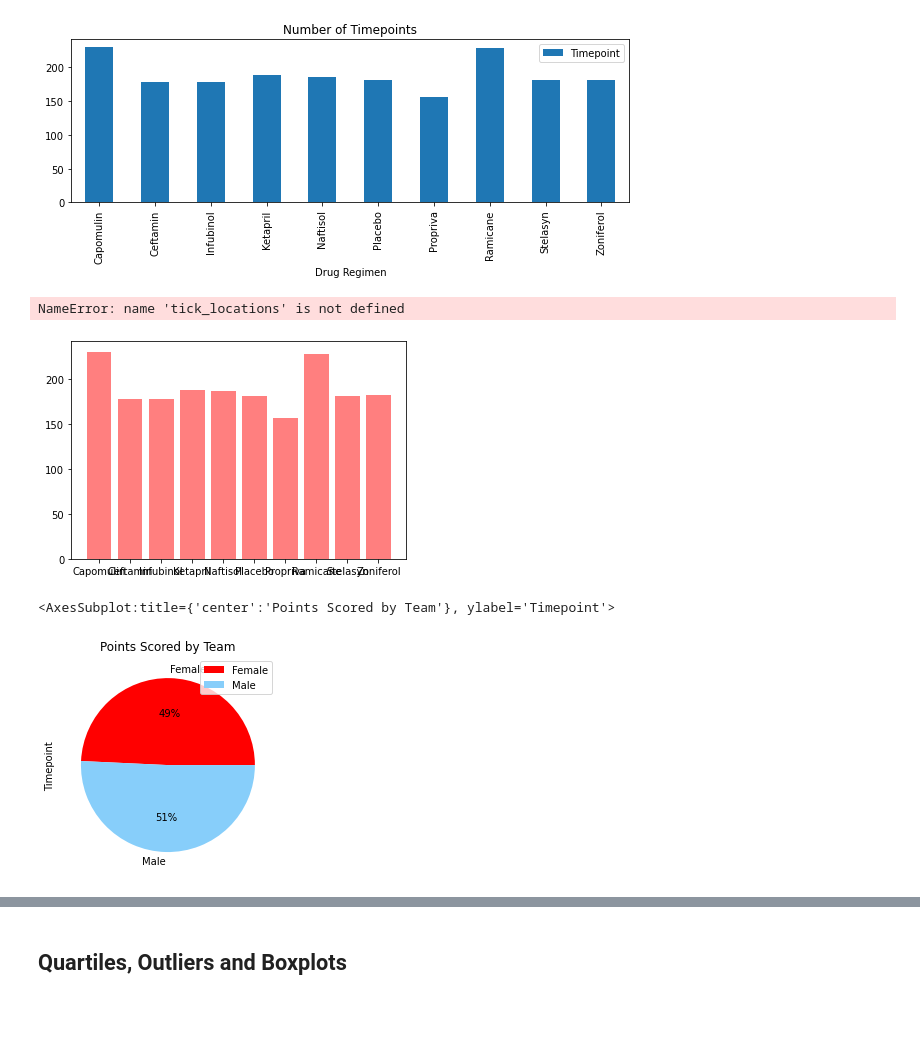
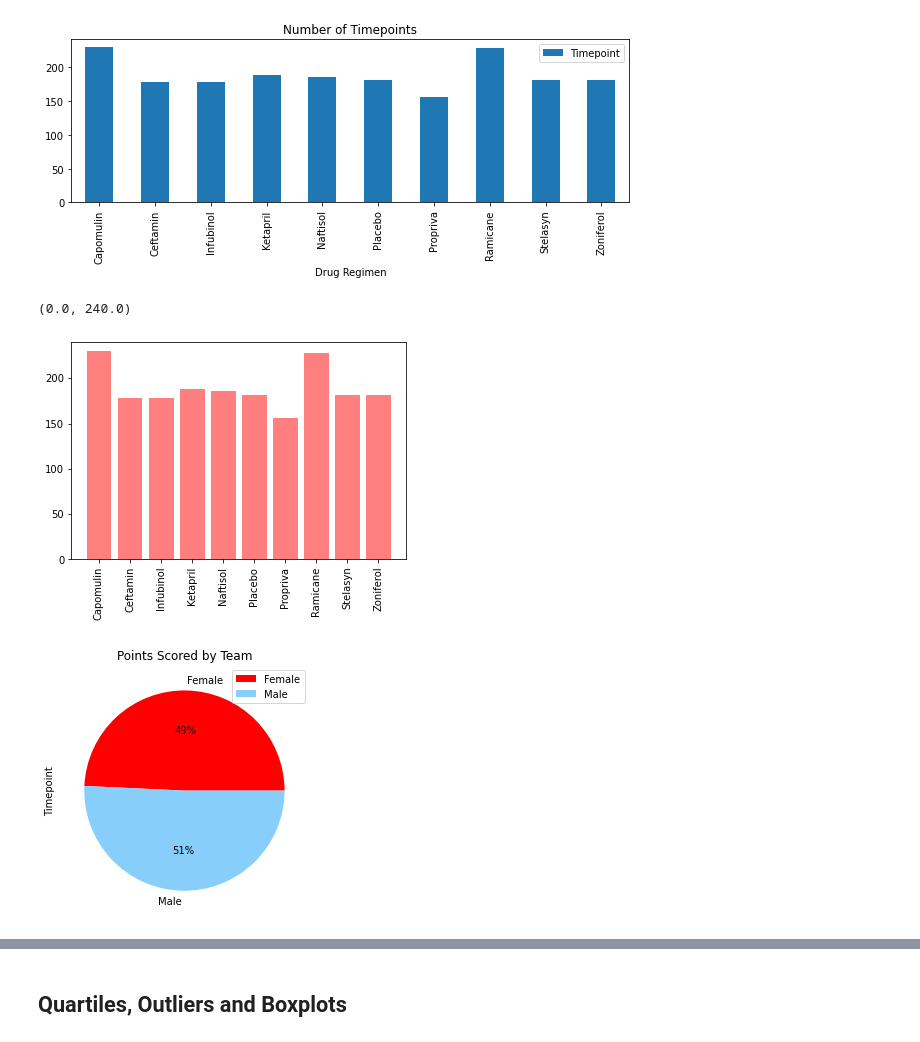
Before and after one commit to Madhavigudimella/Matplotlib-challenge, a Jupyter notebook: Pymaceuticals/pymaceuticals_starter.ipynb, the cells around one changed output, grey strips where cells are left out. Drawn from its saved outputs; the diff is of its cells as text; code cells hidden in the pictures; blank space fills up the shorter version.

```diff
--- a/Pymaceuticals/pymaceuticals_starter.ipynb
+++ b/Pymaceuticals/pymaceuticals_starter.ipynb
@@ -147,12 +168,12 @@ Text(0.5, 1.0, 'Number of Timepoints')
 # %%
 # Generate a bar plot showing the total number of timepoints for all mice tested for each drug regimen using pyplot.
 plt.bar(x_axis, y_axis, color='r', alpha=0.5, align="center")
+tick_locations = [value for value in x_axis]
 plt.xticks(tick_locations, x_axis, rotation="vertical")
-plt.xlim(-0.75, len(x_axis)-0.2)
 plt.ylim(0, max(y_axis)+10)
 # %% [output]
-NameError: name 'tick_locations' is not defined
+(0.0, 240.0)
-[figure, old version]
+[figure, new version]
 # %%
 # Generate a pie plot showing the distribution of female versus male mice using Pandas
 
@@ -178,9 +199,11 @@ pandas2 = pd.DataFrame({"Gender":gender_df["Sex"],"Gender Count":gender_df["Time
 cleandf.groupby(["Sex"]).count().plot(kind='pie', y='Timepoint', autopct='%1.0f%%',
                                 colors = colors,
                                 title='Points Scored by Team')
+
+plt.tight_layout()
+plt.show()
 # %% [output]
-<AxesSubplot:title={'center':'Points Scored by Team'}, ylabel='Timepoint'>
-[figure, old version]
+[figure, new version]
 # %%
 # Generate a pie plot showing the distribution of female versus male mice using pyplot
 
```
Also changed, not shown: parts of 14 cells of this notebook, 7 other files.
